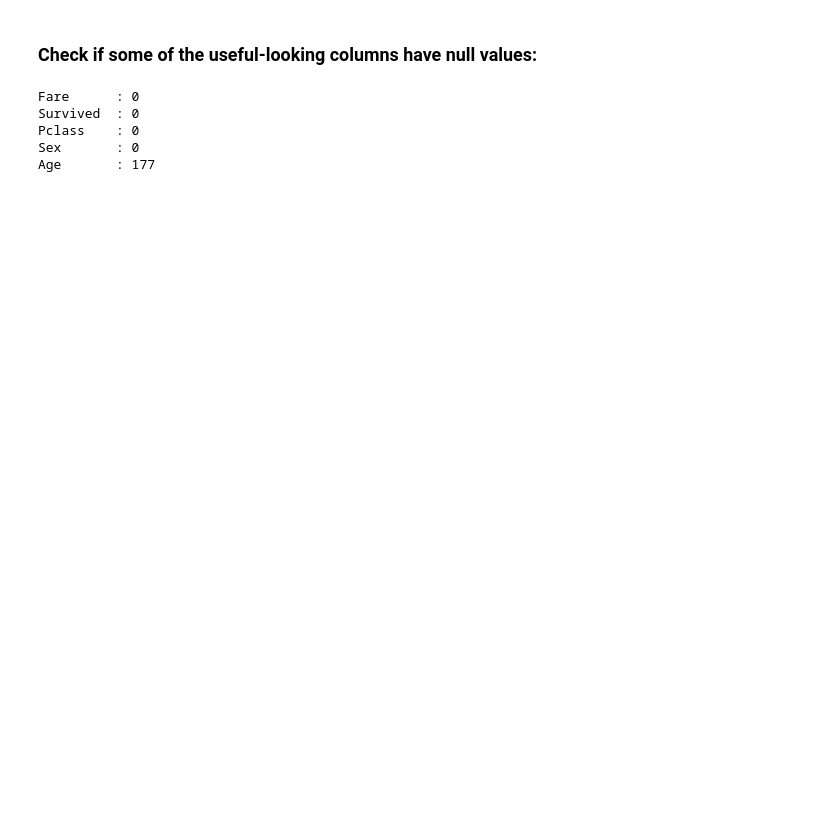
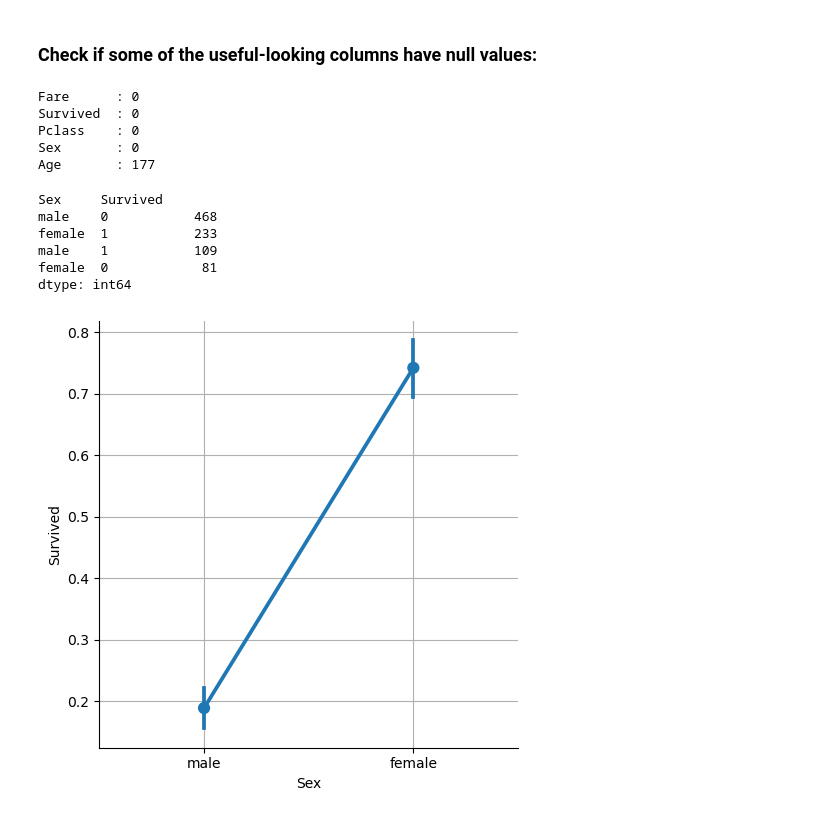
Before and after one commit to mahitarashid/problem_solving, a Jupyter notebook: python_projects/analyze_titanic.ipynb, the cells around one changed output. Drawn from its saved outputs; the diff is of its cells as text; code cells hidden in the pictures; blank space fills up the shorter version.

```diff
--- a/python_projects/analyze_titanic.ipynb
+++ b/python_projects/analyze_titanic.ipynb
@@ -19,3 +54,5 @@ df.head()
+# %%
+df['Has_Survived'] = df.Survived.apply(lambda x: 'Y' if x == 1 else 'F')
 # %% [markdown]
 ### Check if some of the useful-looking columns have null values:
 # %%
@@ -28,3 +65,17 @@ Survived  : 0
 Pclass    : 0
 Sex       : 0
 Age       : 177
+# %%
+df[['Sex', 'Survived']].value_counts()
+# %% [output]
+Sex     Survived
+male    0           468
+female  1           233
+male    1           109
+female  0            81
+dtype: int64
+# %%
+sns.catplot(x='Sex', y='Survived', kind='point', data=df)
+plt.grid()
+# %% [output]
+[figure, added]
```
Also changed, not shown: parts of 7 cells of this notebook.
